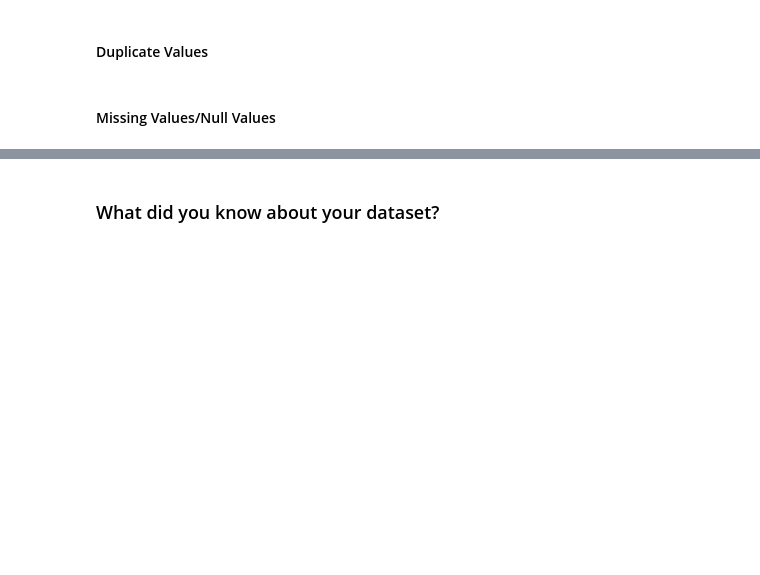
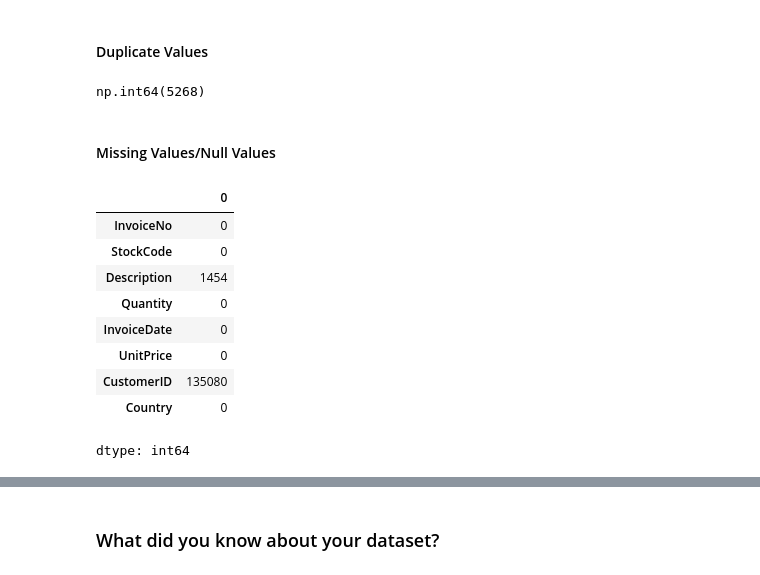
Before and after one commit to varuncode01/ST_Project5, a Jupyter notebook: ML_Project5.ipynb, the cells around one changed output, grey strips where cells are left out. Saved outputs shown, nothing was run; the diff lists cells and outputs as text; code cells hidden in the pictures; blank space fills up the shorter version.

```diff
--- a/ML_Project5.ipynb
+++ b/ML_Project5.ipynb
@@ -99,9 +136,24 @@ M - Multivariate Analysis
 #### Duplicate Values
 # %%
 # Dataset Duplicate Value Count
+df.duplicated().sum()
+# %% [output]
+np.int64(5268)
 # %% [markdown]
 #### Missing Values/Null Values
 # %%
 # Missing Values/Null Values Count
+df.isnull().sum()
+# %% [output]
+|  | 0 |
+| InvoiceNo | 0 |
+| StockCode | 0 |
+| Description | 1454 |
+| Quantity | 0 |
+| InvoiceDate | 0 |
+| UnitPrice | 0 |
+| CustomerID | 135080 |
+| Country | 0 |
+dtype: int64
 # %%
 # Visualizing the missing values
```
Also changed, not shown: parts of 23 cells of this notebook.
